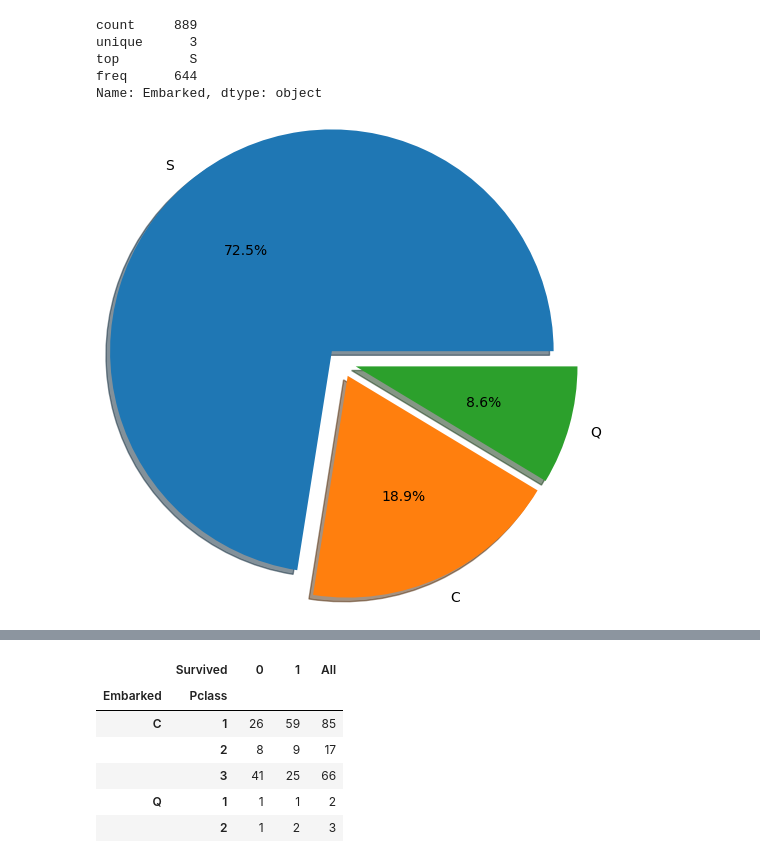
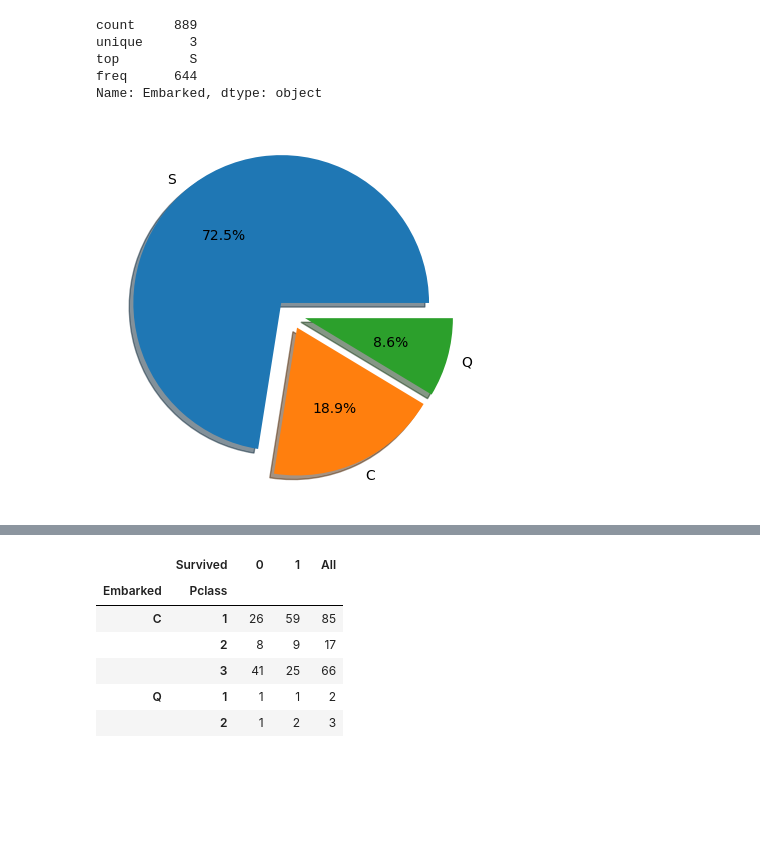
Before and after one commit to ashx010/Titanic_Analysis_Model, a Jupyter notebook: titanic-analysis-regression-model.ipynb, the cells around one changed output, grey strips where cells are left out. Drawn from its saved outputs; the diff is of its cells as text; code cells hidden in the pictures; blank space fills up the shorter version.

```diff
--- a/titanic-analysis-regression-model.ipynb
+++ b/titanic-analysis-regression-model.ipynb
@@ -686,11 +690,11 @@ data.Embarked.fillna('S', axis=0, inplace=True)
 # %%
 plt.pie(x= sorted(data.groupby('Embarked')['Survived'].count().tolist(), reverse=True),
         explode=[0.1]*3,
         labels=['S','C','Q'],
-        autopct = '%0.1f%%',shadow=True, radius=1.5)
+        autopct = '%0.1f%%',shadow=True, radius=1)
 plt.show()
 # %% [output]
-[figure, old version]
+[figure, new version]
 # %%
 f,ax = plt.subplots(2,2, figsize=(10,10))
 sns.pointplot(x='Embarked', y='Survived', data=data, ax=ax[0][0])
```
Also changed, not shown: parts of 33 cells of this notebook.
